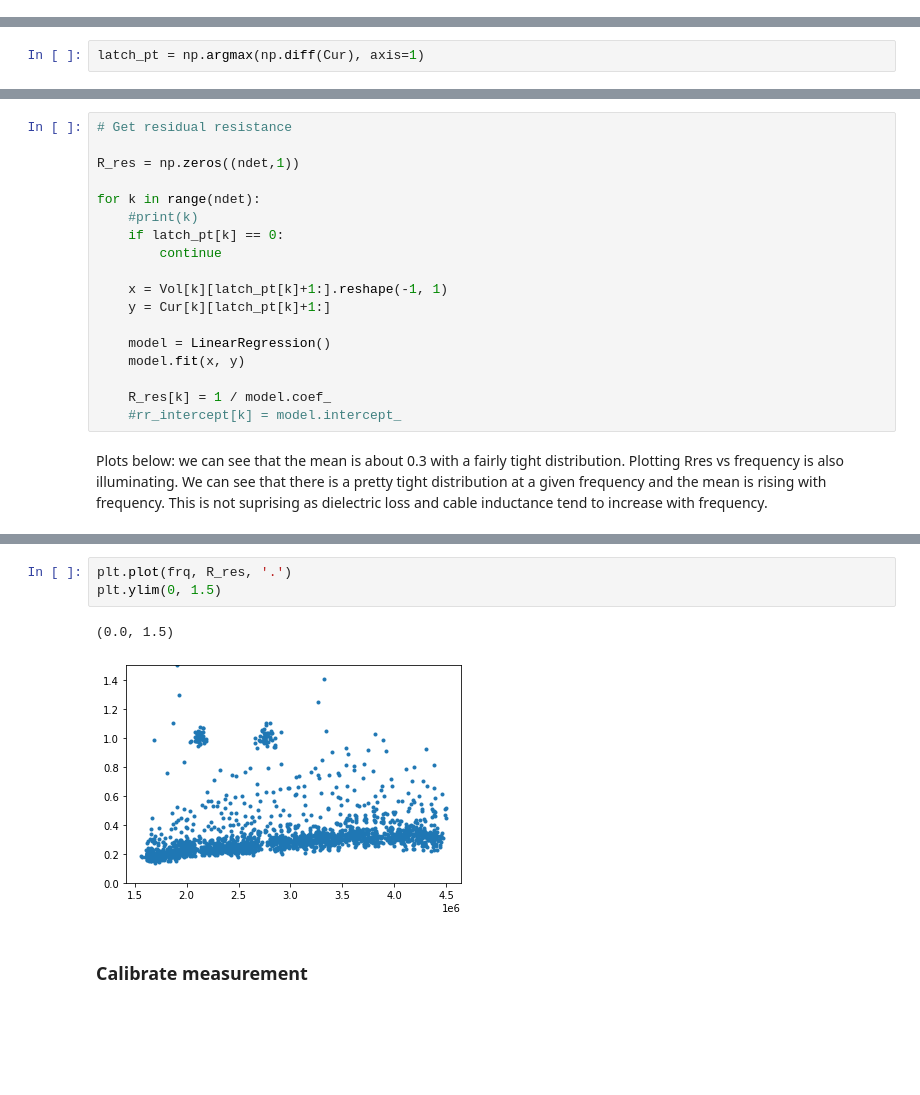
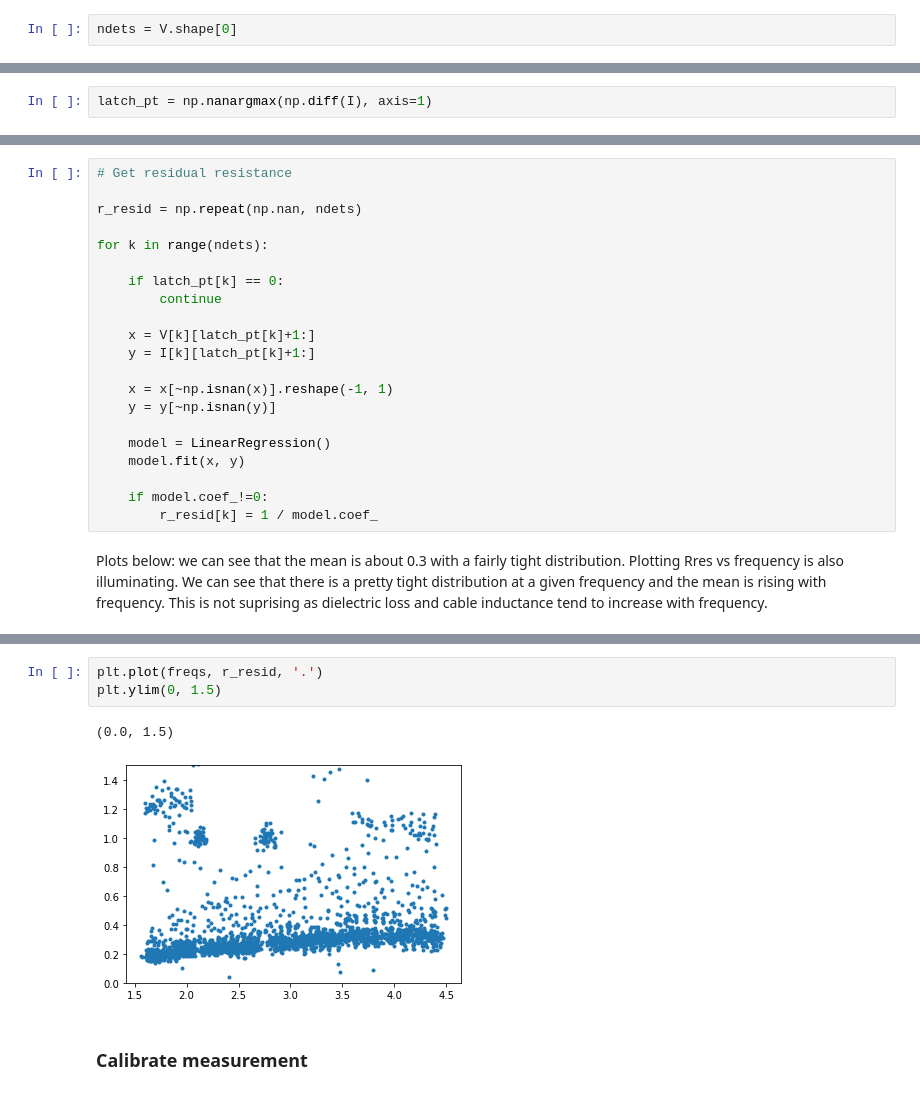
Before and after one commit to tuckerelleflot/tuckersblog, a Jupyter notebook: sensor_characterization/sensor_characterization.ipynb, the cells around one changed output, grey strips where cells are left out. Saved outputs shown, nothing was run; the diff lists cells and outputs as text; blank space fills up the shorter version.

```diff
--- a/sensor_characterization/sensor_characterization.ipynb
+++ b/sensor_characterization/sensor_characterization.ipynb
@@ -62,0 +49,2 @@ det_ids.shape: (2530,)
+# %%
+ndets = V.shape[0]
@@ -186,7 +190,7 @@ We will use linear regression to determine R_resid given our data.
 # %% [markdown]
 First let's find the latching point. We can identify the latching point by find the largest derivative in the data set. Note that Vol[ch] starts high and goes down, so we are looking for a large positive derivative. Also, the spacing along the x-axis is constant, so we can just look at the difference in y-values rather than taking a derivative.
 # %%
-latch_pt = np.argmax(np.diff(Cur), axis=1)
+latch_pt = np.nanargmax(np.diff(I), axis=1)
 # %% [markdown]
 Below we can see that this has identified the latching point
 # %%
@@ -201,21 +205,24 @@ Text(0, 0.5, 'Current [$\\mu$A]')
 # %%
 # Get residual resistance
 
-R_res = np.zeros((ndet,1))
+r_resid = np.repeat(np.nan, ndets)
 
-for k in range(ndet):
-    #print(k)
+for k in range(ndets):
+
     if latch_pt[k] == 0:
         continue
 
-    x = Vol[k][latch_pt[k]+1:].reshape(-1, 1)
-    y = Cur[k][latch_pt[k]+1:]
+    x = V[k][latch_pt[k]+1:]
+    y = I[k][latch_pt[k]+1:]
+
+    x = x[~np.isnan(x)].reshape(-1, 1)
+    y = y[~np.isnan(y)]
 
     model = LinearRegression()
     model.fit(x, y)
 
-    R_res[k] = 1 / model.coef_
-    #rr_intercept[k] = model.intercept_
+    if model.coef_!=0:
+        r_resid[k] = 1 / model.coef_
 # %% [markdown]
 Plots below: we can see that the mean is about 0.3 with a fairly tight distribution. Plotting Rres vs frequency is also illuminating. We can see that there is a pretty tight distribution at a given frequency and the mean is rising with frequency. This is not suprising as dielectric loss and cable inductance tend to increase with frequency.
 # %%
@@ -232,9 +239,9 @@ plt.hist(R_res, bins=np.linspace(0, 1.5, 20))
 # %%
-plt.plot(frq, R_res, '.')
+plt.plot(freqs, r_resid, '.')
 plt.ylim(0, 1.5)
 # %% [output]
 (0.0, 1.5)
-[figure, old version]
+[figure, new version]
 # %% [markdown]
 ### Calibrate measurement
 # %% [markdown]
```
Also changed, not shown: parts of 34 cells of this notebook.
